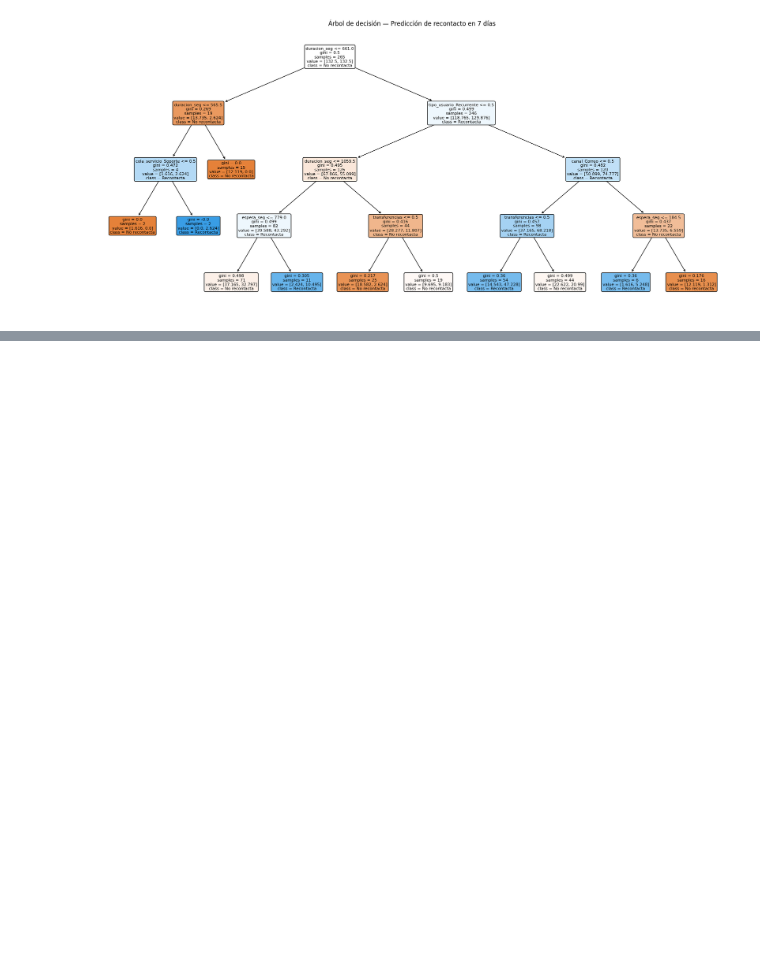
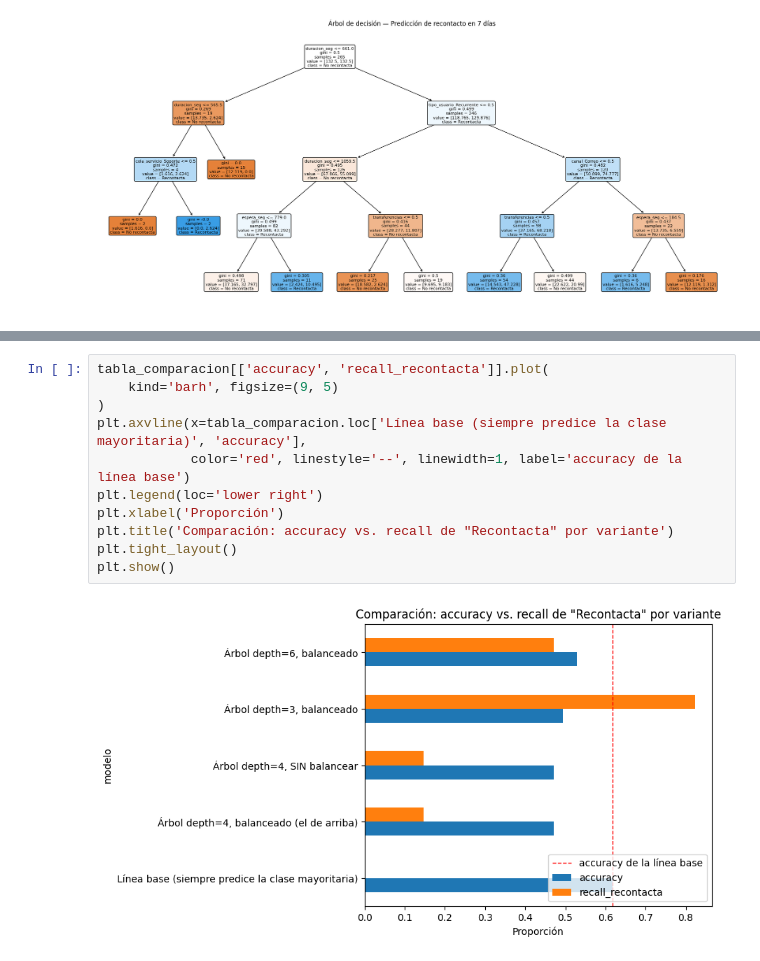
Before and after one commit to Abemilek/servicio-ciudadano-mineria, a Jupyter notebook: notebooks/02_modelo_recontacto.ipynb, the cells around one changed output, grey strips where cells are left out. Cells and saved outputs as stored; diff of their text form; blank space fills up the shorter version.

```diff
--- a/notebooks/02_modelo_recontacto.ipynb
+++ b/notebooks/02_modelo_recontacto.ipynb
@@ -196,0 +238,13 @@ un ensayo del pipeline completo — quedan sujetas a repetirse cuando llegue el
+# %%
+tabla_comparacion[['accuracy', 'recall_recontacta']].plot(
+    kind='barh', figsize=(9, 5)
+)
+plt.axvline(x=tabla_comparacion.loc['Línea base (siempre predice la clase mayoritaria)', 'accuracy'],
+            color='red', linestyle='--', linewidth=1, label='accuracy de la línea base')
+plt.legend(loc='lower right')
+plt.xlabel('Proporción')
+plt.title('Comparación: accuracy vs. recall de "Recontacta" por variante')
+plt.tight_layout()
+plt.show()
+# %% [output]
+[figure, added]
```
Also changed, not shown: parts of 5 cells of this notebook, 1 other file.
